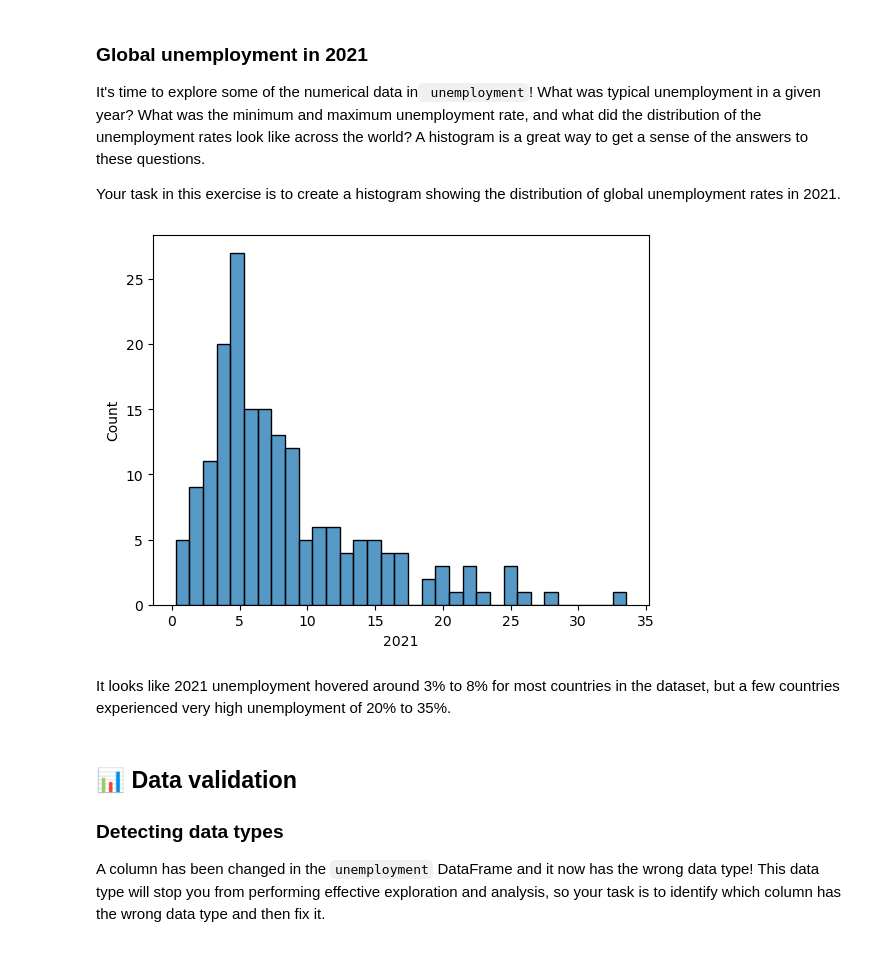
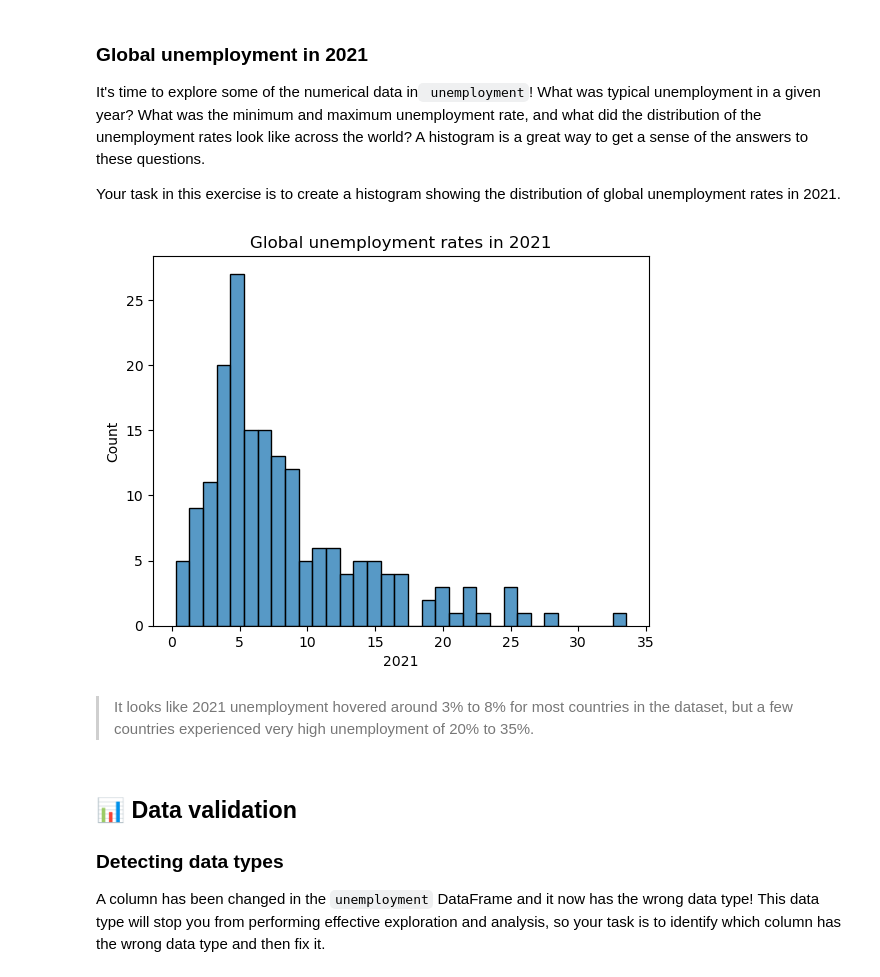
Before and after one commit to aziscript/Python-for-data-analysis, a Jupyter notebook: EDAinPython.ipynb, the cells around one changed output. Saved outputs shown, nothing was run; the diff lists cells and outputs as text; code cells hidden in the pictures.

```diff
--- a/EDAinPython.ipynb
+++ b/EDAinPython.ipynb
@@ -98,23 +98,26 @@ Your task in this exercise is to create a histogram showing the distribution of
 # %%
 # Import Seaborn for data visualization
 import seaborn as sns
 
 # Import Matplotlib for controlling plot display (like plt.show())
 import matplotlib.pyplot as plt
 
 # Create a histogram to visualize the distribution of unemployment in 2021
 sns.histplot(
     data=unemployment,  # DataFrame containing the data
     x="2021",            # Column name in the DataFrame to plot on the x-axis
     binwidth=1           # Width of each bin set to 1 percentage point (e.g., 3%, 4%, 5%...)
 )
 
+# Add title
+plt.title('Global unemployment rates in 2021')
+
 # Display the plot
 plt.show()
 # %% [output]
-[figure, old version]
+[figure, new version]
 # %% [markdown]
-It looks like 2021 unemployment hovered around 3% to 8% for most countries in the dataset, but a few countries experienced very high unemployment of 20% to 35%.
+>It looks like 2021 unemployment hovered around 3% to 8% for most countries in the dataset, but a few countries experienced very high unemployment of 20% to 35%.
 # %% [markdown]
 ## 📊 Data validation
 
```
Also changed, not shown: parts of 5 cells of this notebook, 1 other file.
